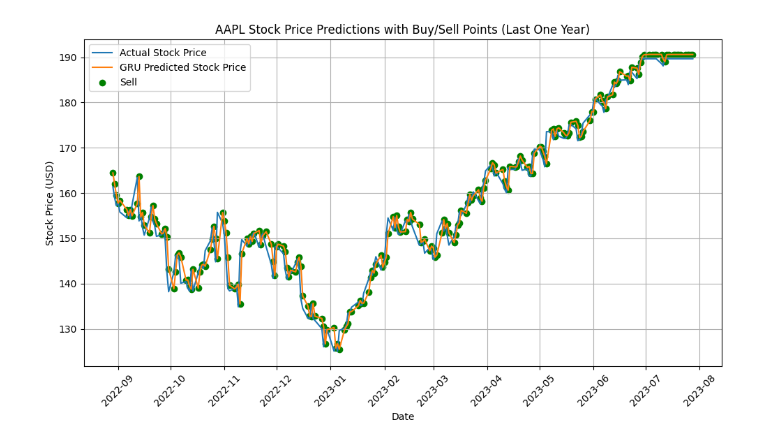
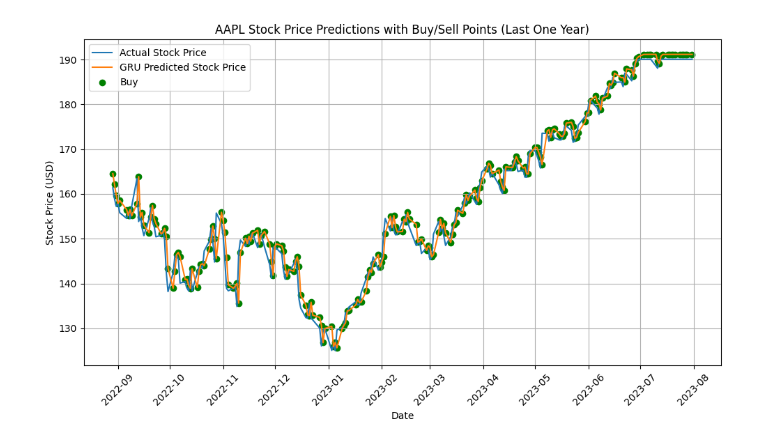
Before and after one commit to seigo07/RNN_Stock_Price_Prediction, a Jupyter notebook: src/gru.ipynb, the cells around one changed output. Saved outputs shown, nothing was run; the diff lists cells and outputs as text; code cells hidden in the pictures.

```diff
--- a/src/gru.ipynb
+++ b/src/gru.ipynb
@@ -143,19 +143,12 @@ print(f"Theil U statistic : {gru_theil_u:.2f}")
 
 gru_predictions_list = gru_predictions.flatten().tolist()
 
-
-# Function to get price direction (rise or fall) from predictions
-def get_price_direction(predictions):
-    price_direction = np.zeros_like(predictions)
-    price_direction[1:] = np.sign(predictions[1:] - predictions[:-1])
-    return price_direction
-
-
 # Get data for the last one year
 one_year_ago = datetime.now() - timedelta(days=365)
 one_year_data = dataset[dataset.index >= one_year_ago]
 
 # Rescale the one-year data for plotting
+one_year_data_2d = one_year_data['Close'].values.reshape(-1, 1)
 one_year_data_scaled = scaler.transform(one_year_data['Close'].values.reshape(-1, 1))
 
 # Create sequences for GRU models for the one-year data
@@ -165,22 +158,19 @@ X_one_year, y_one_year = create_dataset(one_year_data_scaled, sequence_length)
 gru_predictions_one_year = gru_model.predict(X_one_year)
 gru_predictions_one_year = scaler.inverse_transform(gru_predictions_one_year)
 
-# Get price direction from GRU predictions on the one-year data
-gru_price_direction_one_year = get_price_direction(gru_predictions_one_year)
-
 # Initialize variables for the trading strategy for the one-year period
 initial_balance = 1000  # Initial balance (USD)
 balance = initial_balance
 stocks = 0
-N = len(gru_price_direction_one_year)  # Use the one-year price direction data
+N = len(gru_predictions_one_year)  # Use the one-year price direction data
 
 # Implement the trading strategy for the one-year period
 for i in range(N):
-    if gru_price_direction_one_year[i] == 1:  # Predicted price will rise
+    if gru_predictions_one_year[i] > one_year_data_2d[i]:  # Predicted price will rise
         stocks_to_buy = int(balance / one_year_data['Close'][i + sequence_length])
         stocks += stocks_to_buy
         balance -= stocks_to_buy * one_year_data['Close'][i + sequence_length]
-    elif gru_price_direction_one_year[i] == -1:  # Predicted price will fall
+    else:  # Predicted price will fall
         balance += stocks * one_year_data['Close'][i + sequence_length]
         stocks = 0
 
@@ -198,7 +188,7 @@ plt.figure(figsize=(10, 6))
 plt.plot(one_year_data.index[sequence_length:], one_year_data['Close'][sequence_length:], label='Actual Stock Price')
 plt.plot(one_year_data.index[sequence_length:], gru_predictions_one_year, label='GRU Predicted Stock Price')
 plt.scatter(one_year_data.index[sequence_length:], gru_predictions_one_year, marker='o', color='g',
-            label='Buy' if gru_price_direction_one_year[-1] == 1 else 'Sell')
+            label='Buy' if gru_predictions_one_year[-1] > one_year_data_2d[-1] else 'Sell')
 
 plt.xlabel('Date')
 plt.ylabel('Stock Price (USD)')
@@ -241 +229 @@ Profit or Loss: $-72.97
-[figure, old version]
+[figure, new version]
```
Also changed, not shown: parts of 1 cell of this notebook, 2 other files.
